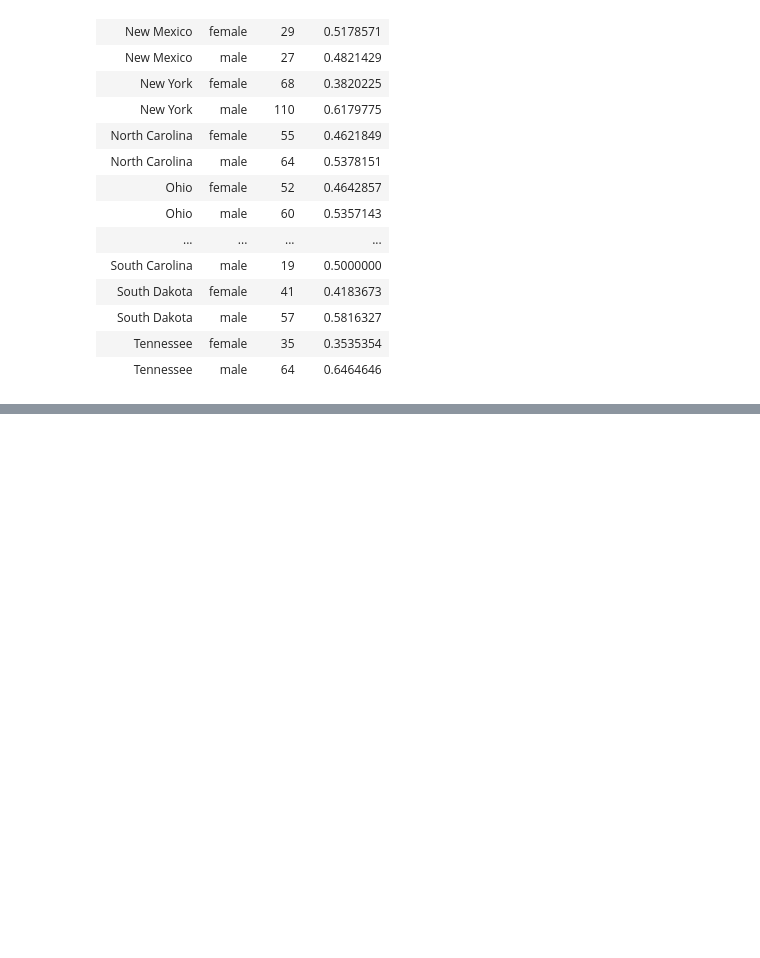
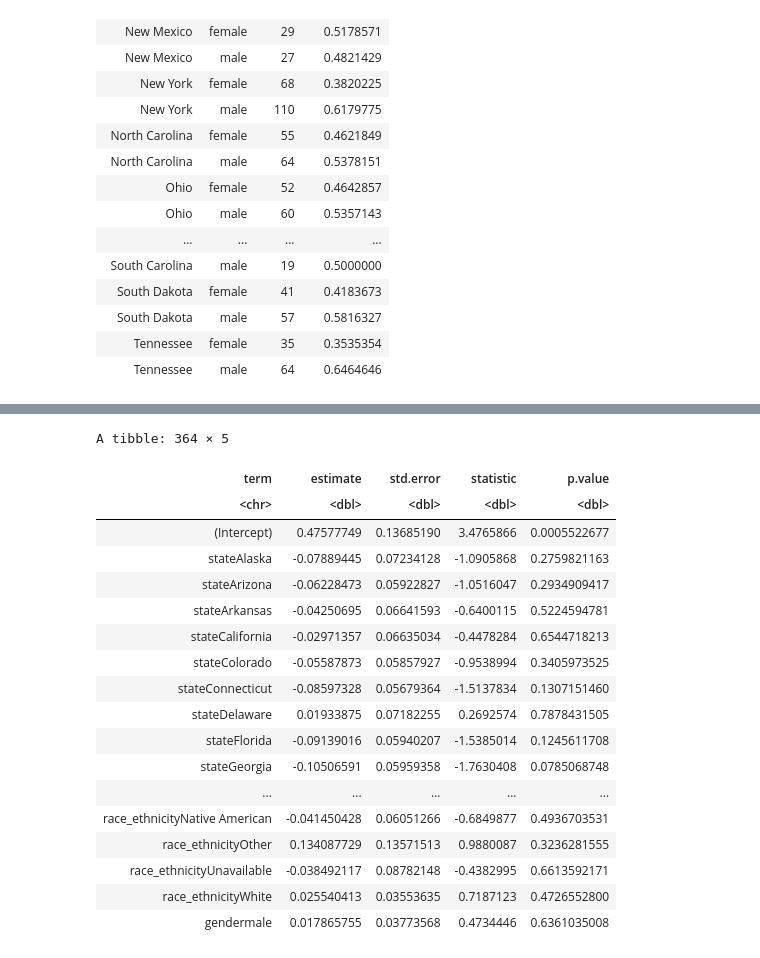
Before and after one commit to michael-bonitati-1117/final_project, a Jupyter notebook: George_Analysis-Copy.ipynb, the cells around one changed output, grey strips where cells are left out. Saved outputs shown, nothing was run; the diff lists cells and outputs as text; code cells hidden in the pictures; blank space fills up the shorter version.

Commit message:
added regressions and answers about winiing

```diff
--- a/George_Analysis-Copy.ipynb
+++ b/George_Analysis-Copy.ipynb
@@ -446,0 +431,25 @@ A grouped_df: 24 × 4
+# %%
+reg_2018 <- lm (vote_prop~ state+ district + office + candidate_party+ race_ethnicity+ gender, elections_2018_long  %>% filter (gender %in% c("male", "female"), !(race_ethnicity %in% c("Missing")), vote_prop !=1, vote_prop != 0))
+tidy (reg_2018)
+
+#regression looking at effect of gender on voting share in 2018, not in unopposed races
+# %% [output]
+A tibble: 364 × 5
+| term | estimate | std.error | statistic | p.value |
+| <chr> | <dbl> | <dbl> | <dbl> | <dbl> |
+| (Intercept) | 0.47577749 | 0.13685190 | 3.4765866 | 0.0005522677 |
+| stateAlaska | -0.07889445 | 0.07234128 | -1.0905868 | 0.2759821163 |
+| stateArizona | -0.06228473 | 0.05922827 | -1.0516047 | 0.2934909417 |
+| stateArkansas | -0.04250695 | 0.06641593 | -0.6400115 | 0.5224594781 |
+| stateCalifornia | -0.02971357 | 0.06635034 | -0.4478284 | 0.6544718213 |
+| stateColorado | -0.05587873 | 0.05857927 | -0.9538994 | 0.3405973525 |
+| stateConnecticut | -0.08597328 | 0.05679364 | -1.5137834 | 0.1307151460 |
+| stateDelaware | 0.01933875 | 0.07182255 | 0.2692574 | 0.7878431505 |
+| stateFlorida | -0.09139016 | 0.05940207 | -1.5385014 | 0.1245611708 |
+| stateGeorgia | -0.10506591 | 0.05959358 | -1.7630408 | 0.0785068748 |
+| ... | ... | ... | ... | ... |
+| race_ethnicityNative American | -0.041450428 | 0.06051266 | -0.6849877 | 0.4936703531 |
+| race_ethnicityOther | 0.134087729 | 0.13571513 | 0.9880087 | 0.3236281555 |
+| race_ethnicityUnavailable | -0.038492117 | 0.08782148 | -0.4382995 | 0.6613592171 |
+| race_ethnicityWhite | 0.025540413 | 0.03553635 | 0.7187123 | 0.4726552800 |
+| gendermale | 0.017865755 | 0.03773568 | 0.4734446 | 0.6361035008 |
```
Also changed, not shown: parts of 15 cells of this notebook.
